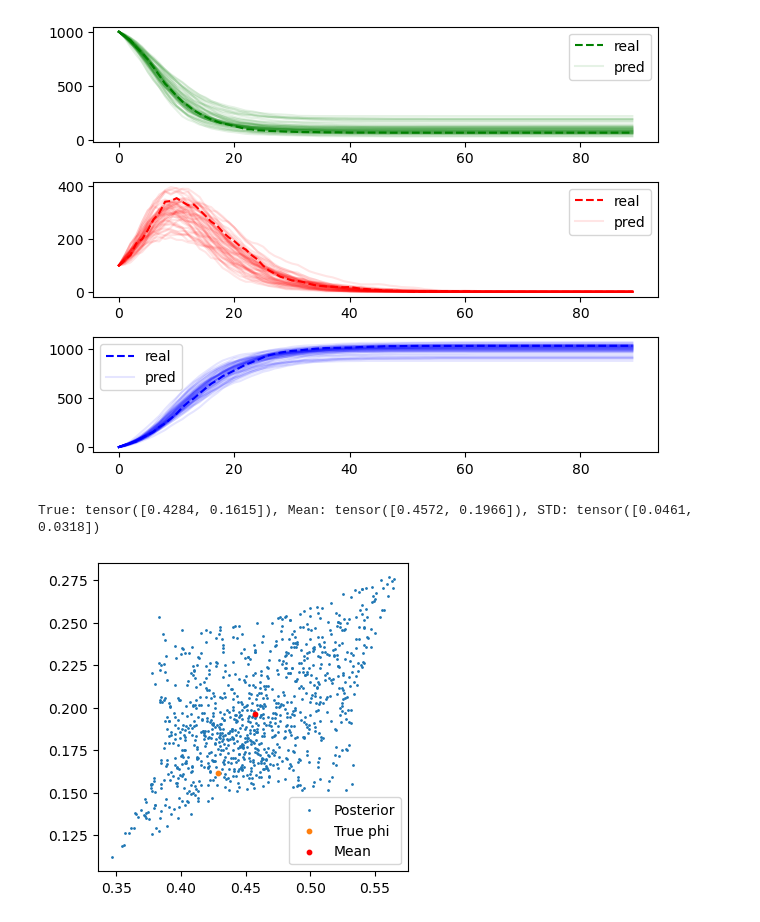
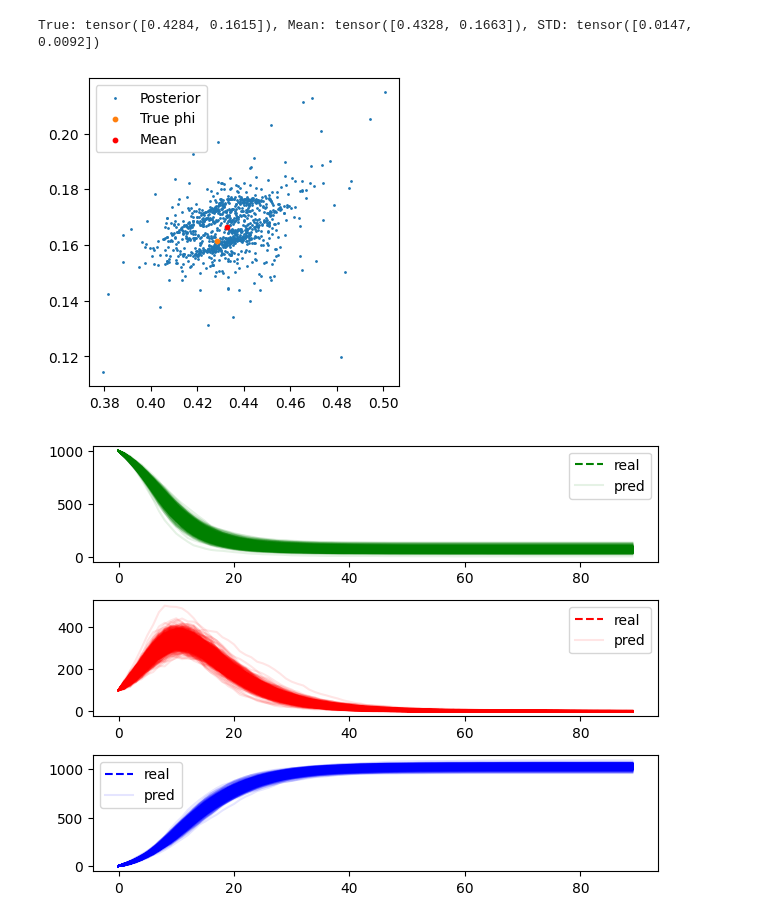
Before and after one commit to nidropakshin2/Amortized-learning, a Jupyter notebook: notebooks/SIR_sfmpe.ipynb, the cells around one changed output. Cells and saved outputs as stored; diff of their text form; code cells hidden in the pictures.

```diff
--- a/notebooks/SIR_sfmpe.ipynb
+++ b/notebooks/SIR_sfmpe.ipynb
@@ -30,7 +32,7 @@ def sample_prior(B, device=None):
 
 
 def sample_init_dist(B, device=None):
-    return torch.rand(size=(B, 2)).to(device)
+    return torch.randn(size=(B, 2)).to(device)
 
 
 samples = sample_log_uniform(0.01, 10.0, (100_000,))
@@ -143,8 +145,6 @@ class CondFlow(nn.Module):
         self.dim = phi_dim
         self.net = nn.Sequential(
             nn.Linear(1 + x_dim + phi_dim, h), nn.ReLU(),
-            nn.Linear(h, h), nn.ReLU(),
-            nn.Linear(h, h), nn.ReLU(),
             nn.Linear(h, h), nn.ReLU(),
             nn.Linear(h, h), nn.ReLU(),
             nn.Linear(h, phi_dim)
@@ -463,0 +458,17 @@ Epoch: 1000, Loss: 0.0163
+# %%
+seq_model = CondFlow(2, 5, 64).to(device)
+optimizer = torch.optim.Adam(seq_model.parameters(), lr=1e-4)
+sim_parameters = {"sir": (1000, 100, 0),
+                  "T_max": 90}
+
+losses, dataset = seq_pipeline(x,
+                      seq_model,
+                      handmade_summary,
+                      optimizer,
+                      sim_parameters,
+                      train_model=True,
+                      dataset_size=10000,
+                      runs=10,
+                      epochs=1000,
+                      show_every=200)
+plt.plot(losses)
@@ -464,35 +510,6 @@ Epoch: 1000, Loss: 0.0163
 # %%
-s = handmade_summary(x).to(device)
-phi_pred = sample_posterior(simple_model, s, n_samples=50)
-
-x_real = simulate(phi).detach().cpu()
-x_pred = simulate(phi_pred[0]).detach().cpu()
-
-S_real, I_real, R_real = x_real[0, :, 0], x_real[0, :, 1], x_real[0, :, 2]
-
-_, ax = plt.subplots(3, 1)
-ax[0].plot(S_real, linestyle="--", color="green", label="real")
-ax[1].plot(I_real, linestyle="--", color="red", label="real")
-ax[2].plot(R_real, linestyle="--", color="blue", label="real")
-
-for i in range(x_pred.shape[0]):
-    S_pred, I_pred, R_pred = x_pred[i, :, 0], x_pred[i, :, 1], x_pred[i, :, 2]
-
-    ax[0].plot(S_pred, color="green", label="pred", alpha=0.1)
-    ax[1].plot(I_pred, color="red",   label="pred", alpha=0.1)
-    ax[2].plot(R_pred, color="blue",  label="pred", alpha=0.1)
-    if i == 0:
-        [ax[j].legend() for j in range(3)]
-plt.tight_layout()
+validate(phi, seq_model, handmade_summary, plot=True)
 # %% [output]
+True: tensor([0.4284, 0.1615]), Mean: tensor([0.4328, 0.1663]), STD: tensor([0.0147, 0.0092])
-[figure, old version]
+[figure, new version]
+[figure, added]
-# %%
-posterior = sample_posterior(simple_model, s, n_steps=32, n_samples=1000, plot=True).cpu()
-
-mean = posterior.mean(dim=1)
-std = (posterior - mean[:, None, :]).pow(2).mean(dim=1).pow(0.5)
-for i in range(mean.shape[0]):
-    print(f"True: {phi[i]}, Mean: {mean[i]}, STD: {std[i]}")
-# %% [output]
-True: tensor([0.4284, 0.1615]), Mean: tensor([0.4572, 0.1966]), STD: tensor([0.0461, 0.0318])
-[figure, removed]
```
Also changed, not shown: parts of 12 cells of this notebook.
